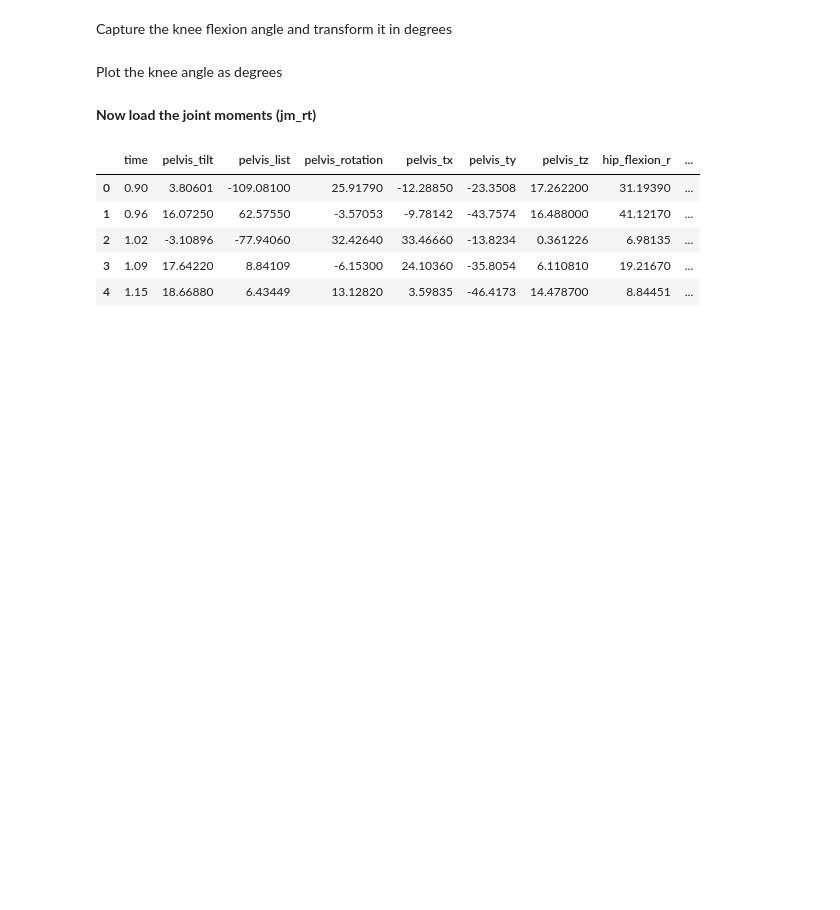
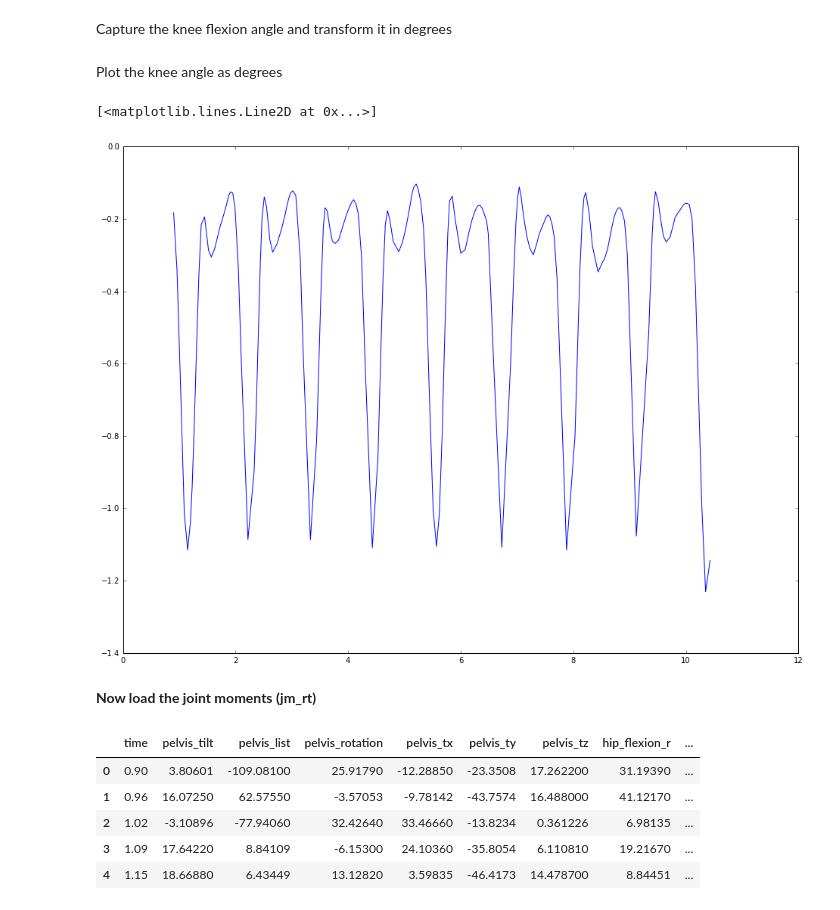
Before and after one commit to GeorgiosGiarmatzis/Compare_rt, a Jupyter notebook: Code.ipynb, the cells around one changed output. Drawn from its saved outputs; the diff is of its cells as text; code cells hidden in the pictures; blank space fills up the shorter version.

```diff
--- a/Code.ipynb
+++ b/Code.ipynb
@@ -40,3 +38,8 @@ Plot the knee angle as degrees
+# %%
+plt.plot(time,data_rad)
+# %% [output]
+[<matplotlib.lines.Line2D at 0x...>]
+[figure, added]
 # %% [markdown]
 **Now load the joint moments (jm_rt)**
 # %%
```
Also changed, not shown: parts of 9 cells of this notebook.
